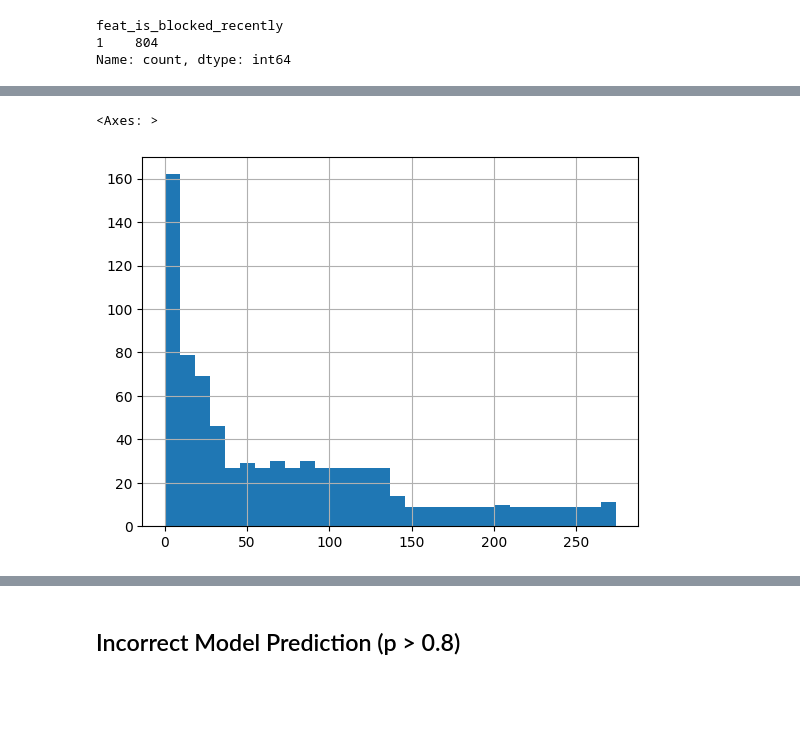
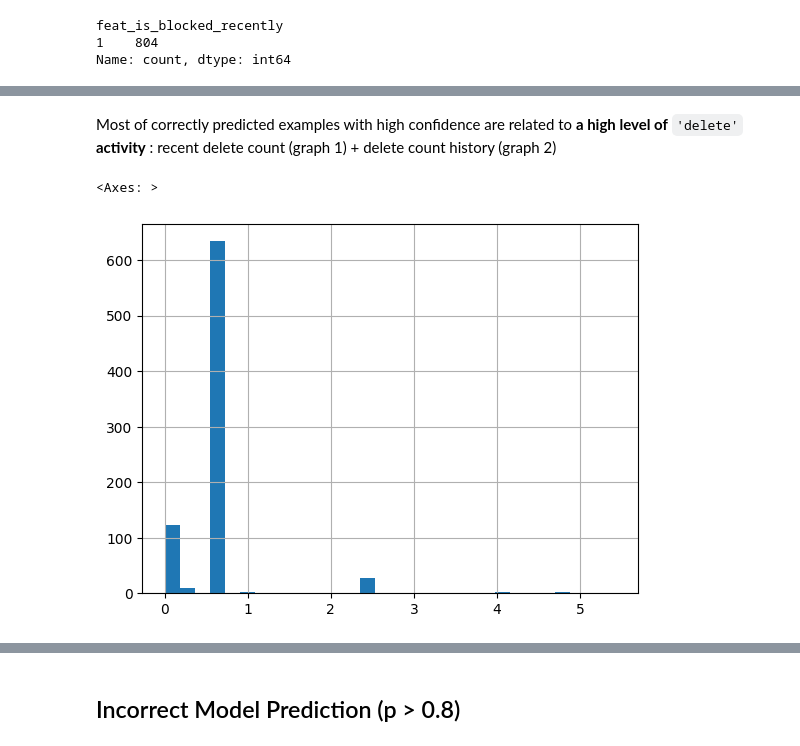
Before and after one commit to KunutBoon/wikimedia, a Jupyter notebook: notebooks/Post Model Development EDA.ipynb, the cells around one changed output, grey strips where cells are left out. Cells and saved outputs as stored; diff of their text form; code cells hidden in the pictures; blank space fills up the shorter version.

```diff
--- a/notebooks/Post Model Development EDA.ipynb
+++ b/notebooks/Post Model Development EDA.ipynb
@@ -48,7 +48,7 @@ target_col = 'is_block_next_period'
 df = pd.read_csv(process_data_dir / "test_data.csv").set_index(id_cols)
 
 # predicted values
-df_pred = pd.read_csv(prediciton_data_dir / "prediction.csv")
+df_pred = pd.read_csv(prediciton_data_dir / "test_data.csv")
 # %% [markdown]
 # Preprocess Data
 # %%
@@ -116,5 +128,7 @@ All high-confident prediction are associated with getting blocked from other use
+# %% [markdown]
+Most of correctly predicted examples with high confidence are related to <b>a high level of</b> <code>'delete'</code> <b>activity</b> : recent delete count (graph 1) + delete count history (graph 2)
 # %%
-feature_high_confidence['feat_count_delete'].hist(bins=30)
+feature_high_confidence['feat_avg_contribution'].hist(bins=30)
 # %% [output]
 <Axes: >
-[figure, old version]
+[figure, new version]
```
Also changed, not shown: parts of 23 cells of this notebook, 3 other files.
